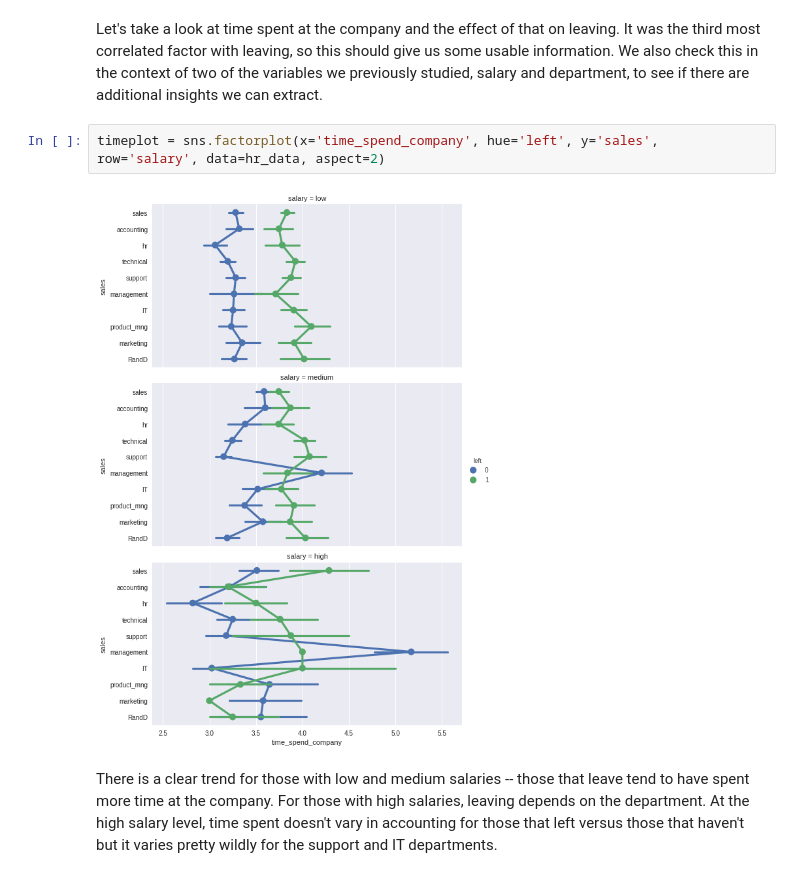
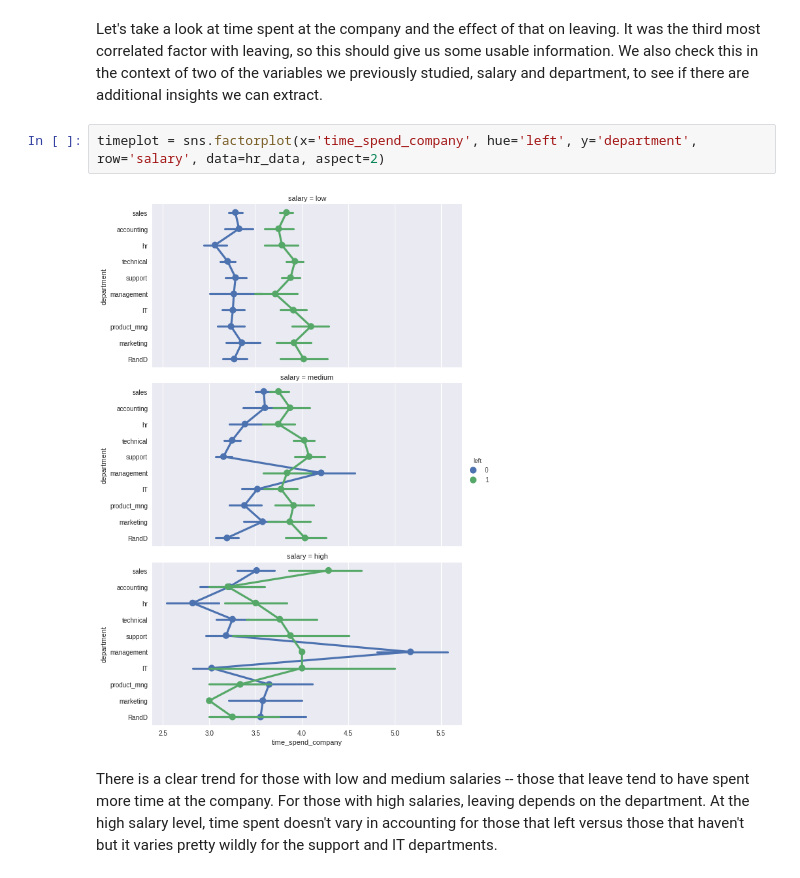
Before and after one commit to rayjustinhuang/Data-Analysis-and-Machine-Learning, a Jupyter notebook: Predicting Who Will Leave and Why - Python Machine Learning.ipynb, the cells around one changed output. Cells and saved outputs as stored; diff of their text form.

```diff
--- a/Predicting Who Will Leave and Why - Python Machine Learning.ipynb
+++ b/Predicting Who Will Leave and Why - Python Machine Learning.ipynb
@@ -191,9 +192,9 @@ It looks like we've found a very important relationship -- those with high numbe
 # %% [markdown]
 Let's take a look at time spent at the company and the effect of that on leaving. It was the third most correlated factor with leaving, so this should give us some usable information. We also check this in the context of two of the variables we previously studied, salary and department, to see if there are additional insights we can extract.
 # %%
-timeplot = sns.factorplot(x='time_spend_company', hue='left', y='sales', row='salary', data=hr_data, aspect=2)
+timeplot = sns.factorplot(x='time_spend_company', hue='left', y='department', row='salary', data=hr_data, aspect=2)
 # %% [output]
-[figure, old version]
+[figure, new version]
 # %% [markdown]
 There is a clear trend for those with low and medium salaries -- those that leave tend to have spent more time at the company. For those with high salaries, leaving depends on the department. At the high salary level, time spent doesn't vary in accounting for those that left versus those that haven't but it varies pretty wildly for the support and IT departments.
 # %% [markdown]
```
Also changed, not shown: parts of 14 cells of this notebook.
